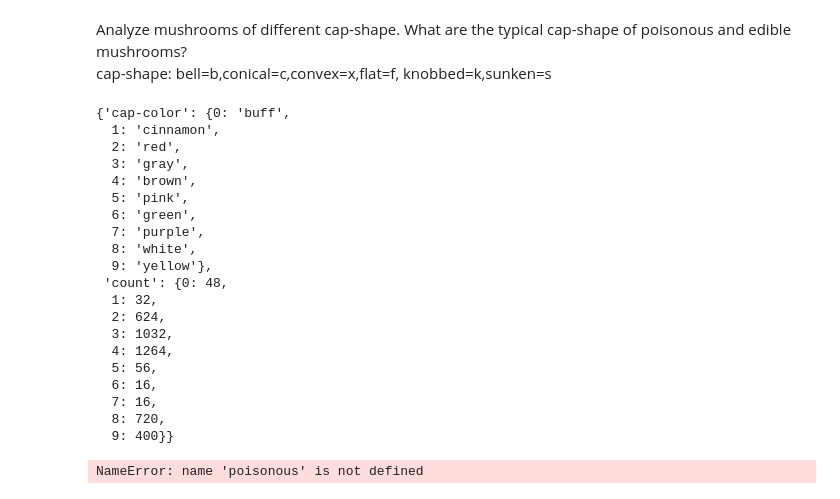
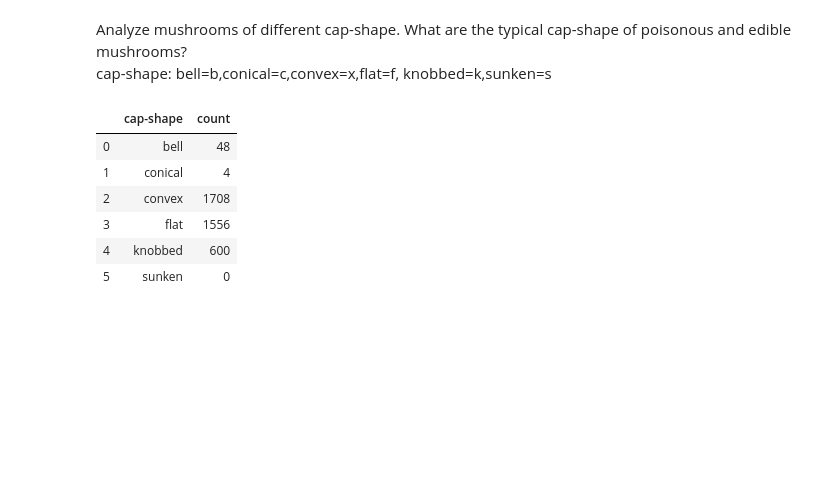
Before and after one commit to yuvrajpandya/ScikitLearn, a Jupyter notebook: KNN/Mushroom Prediction.ipynb, the cells around one changed output. Saved outputs shown, nothing was run; the diff lists cells and outputs as text; code cells hidden in the pictures; blank space fills up the shorter version.

```diff
--- a/KNN/Mushroom Prediction.ipynb
+++ b/KNN/Mushroom Prediction.ipynb
@@ -186,27 +189,11 @@ edible_color, poisonous_color = preparebars('cap-color', {'n':'brown', 'b':'buff
-# %%
-edible_color
-# %% [output]
-{'cap-color': {0: 'buff',
-  1: 'cinnamon',
-  2: 'red',
-  3: 'gray',
-  4: 'brown',
-  5: 'pink',
-  6: 'green',
-  7: 'purple',
-  8: 'white',
-  9: 'yellow'},
- 'count': {0: 48,
-  1: 32,
-  2: 624,
-  3: 1032,
-  4: 1264,
-  5: 56,
-  6: 16,
-  7: 16,
-  8: 720,
-  9: 400}}
-# %%
-poisonous
-# %% [output]
-NameError: name 'poisonous' is not defined
+# %%
+# edible_shape #.sort_values(by=['cap-shape'], inplace=False)
+poisonous_shape
+# %% [output]
+|  | cap-shape | count |
+| 0 | bell | 48 |
+| 1 | conical | 4 |
+| 2 | convex | 1708 |
+| 3 | flat | 1556 |
+| 4 | knobbed | 600 |
+| 5 | sunken | 0 |
```
Also changed, not shown: parts of 3 cells of this notebook.
